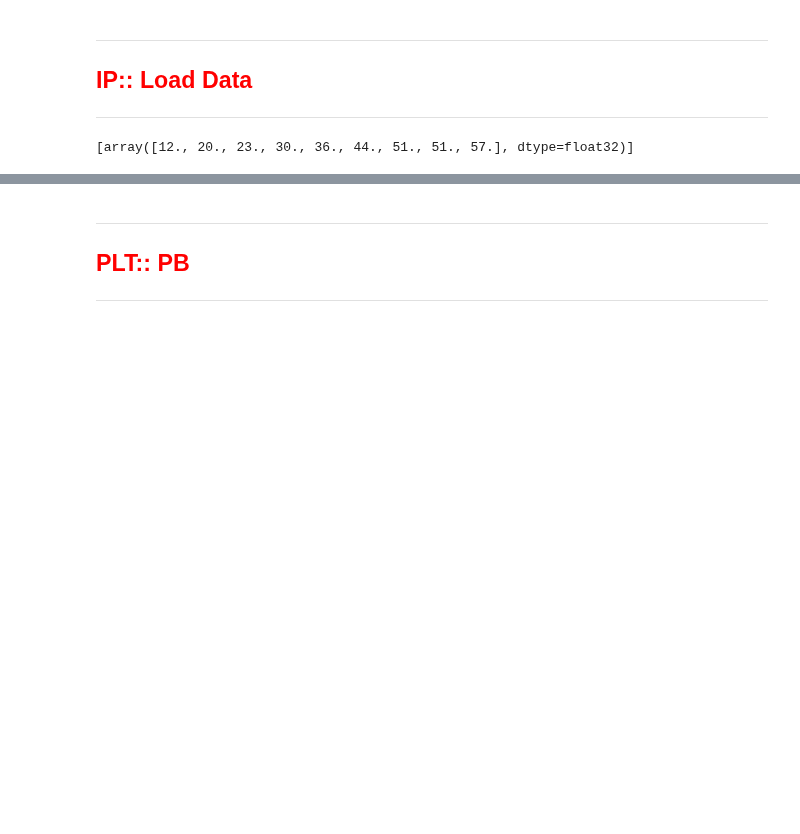
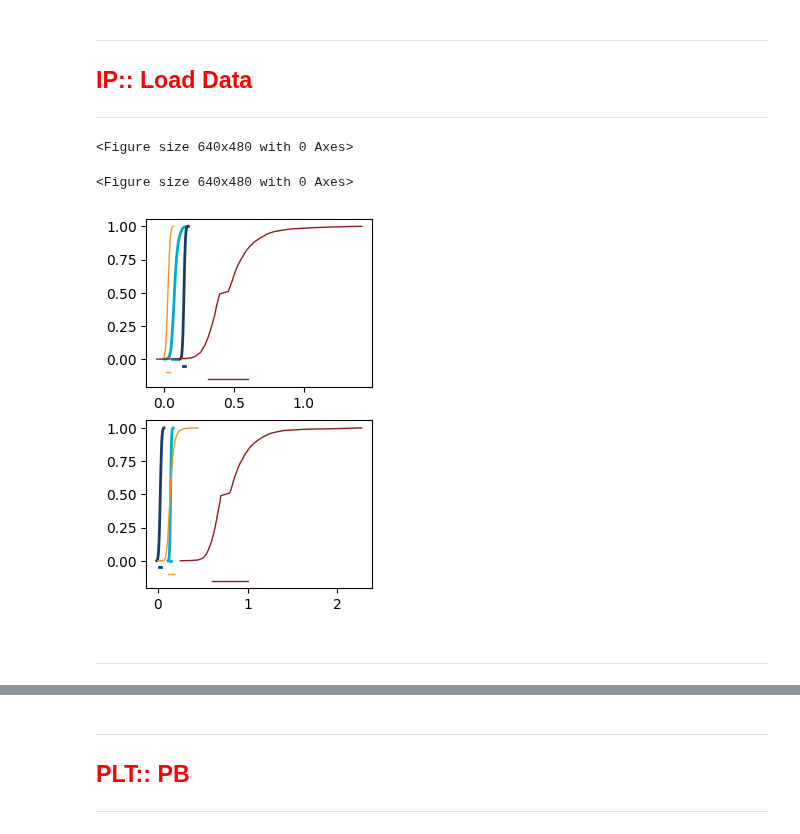
Before and after one commit to pkjr002/facts, a Jupyter notebook: JupNbk/000_pk-JupNb_TESTspace/2023-01_NZ_INSAR/001_DEVEL_Pbox/DEVEL_003_PLOT.ipynb, the cells around one changed output, grey strips where cells are left out. Cells and saved outputs as stored; diff of their text form; code cells hidden in the pictures; blank space fills up the shorter version.

Commit message:
:construction: PLOT Pbox

```diff
--- a/JupNbk/000_pk-JupNb_TESTspace/2023-01_NZ_INSAR/001_DEVEL_Pbox/DEVEL_003_PLOT.ipynb
+++ b/JupNbk/000_pk-JupNb_TESTspace/2023-01_NZ_INSAR/001_DEVEL_Pbox/DEVEL_003_PLOT.ipynb
@@ -23,13 +22,58 @@ import fun_pbox as fn
 ---
 ## <font color=red> IP:: Load Data  </font>
 ---
-# %%
-dataset = xr.open_dataset(fn)
-time = dataset['years'].values
-sl = np.squeeze(dataset['sea_level_change'].values)
-subt = np.where(time == 2100)[0][0]
-sls = []
-sls.append(sl[subt])
-sls
-# %% [output]
-[array([12., 20., 23., 30., 36., 44., 51., 51., 57.], dtype=float32)]
+# %%
+color_SSP119 = np.array([0, 173, 207]) / 255
+color_SSP126 = np.array([23, 60, 102]) / 255
+color_SSP245 = np.array([247, 148, 32]) / 255
+color_SSP370 = np.array([231, 29, 37]) / 255
+color_SSP585 = np.array([149, 27, 30]) / 255
+
+loc=0
+#
+sspDIR = ['/scratch/pk695/FACTS/002_fork/facts/JupNbk/000_pk-JupNb_TESTspace/2023-01_NZ_INSAR/001_DEVEL_Pbox/004_CI_files/medium_confidence/ssp126/',
+           '/scratch/pk695/FACTS/002_fork/facts/JupNbk/000_pk-JupNb_TESTspace/2023-01_NZ_INSAR/001_DEVEL_Pbox/004_CI_files/medium_confidence/ssp585/'];
+#
+# doscens = ['ssp126', 'ssp585']
+scentitles = ['SSP1-2.6', 'SSP5-8.5']
+#
+plt.figure()
+# %% [output]
+<Figure size 640x480 with 0 Axes>
+<Figure size 640x480 with 0 Axes>
+# %%
+for ss0,ss1 in enumerate(sspDIR):
+    files = glob.glob(sspDIR[ss0] + '/*.nc')
+    sls = np.empty((0, 0))
+    for fn0,fn1 in enumerate(files):
+        dataset = xr.open_dataset(fn1)
+        time = dataset['years'].values
+        subt = np.where(time == 2100)[0][0]
+        quant=dataset['quantiles'].values
+        subq = np.where(np.isin(quant, [0.17,0.83]))[0]
+        #
+        # sl = dataset['sea_level_change'].values[subq,subt,loc].T
+        sl = dataset['sea_level_change'].values[:,subt,loc].T
+        if sls.size == 0: sls = sl
+        else: sls=np.vstack((sls,sl))
+
+    # # qlevs = np.arange(0.01, 1.0, 0.01).reshape(1, -1)
+    # # qvals = np.quantile(sls, qlevs)
+    # # subq = np.where(np.isin(qlevs, [0.17, 0.83]))
+
+    colrs=['color_SSP119','color_SSP126','color_SSP245','color_SSP585']
+    lws = [2, 2, 1, 1] * 2
+
+    ax1 = plt.subplot(2, 2, 1 + (ss0 ) * 2)
+
+    for sss in range(4):
+        xx=sls[sss,:]/1000
+        xx1=sls[sss,subq]/1000
+        yy=dataset['quantiles'].values
+        yy1 = [-0.05 * sss] * 2
+        ax1.plot(xx, yy, color=eval(f'{colrs[sss]}'), linewidth=lws[sss])
+        ax1.plot(xx1,yy1,color=eval(f'{colrs[sss]}'), linewidth=lws[sss])
+
+plt.show()
+# %% [output]
+[figure, added]
@@ -36 +82,4 @@ sls
+# %% [markdown]
+#
+---
 # %%
```
Also changed, not shown: parts of 4 cells of this notebook, 2 other files.
